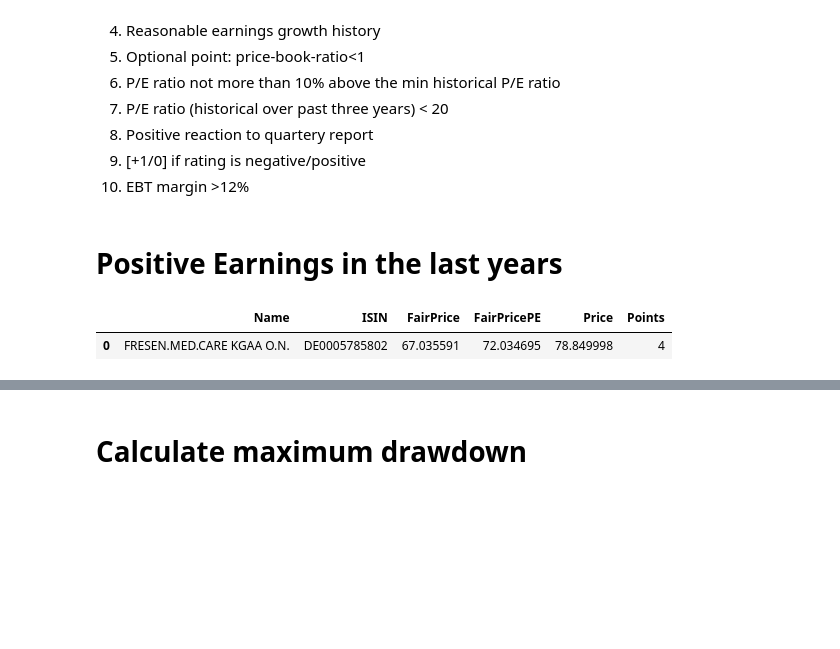
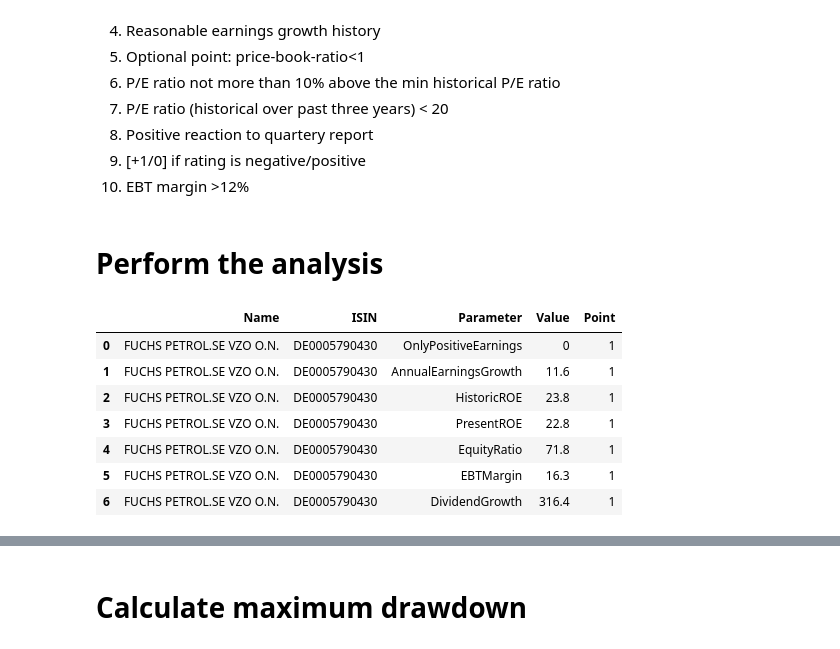
Before and after one commit to phermes/quant, a Jupyter notebook: scratch_algorithm.ipynb, the cells around one changed output, grey strips where cells are left out. Saved outputs shown, nothing was run; the diff lists cells and outputs as text; code cells hidden in the pictures; blank space fills up the shorter version.

```diff
--- a/scratch_algorithm.ipynb
+++ b/scratch_algorithm.ipynb
@@ -94,6 +96,22 @@ class fundamentals:
             return quote
         return quote[['date','close','pe', 'eps']]
 
+    def _get_per_cdf(self):
+        '''Calculate the values of the cumulative distribution function (CDF) of the PER distribution'''
+
+        # check if per_table is none and abort if so. redundant because _get_all_pe should not call this function.
+        if self.per_table is None:
+            self.per_cdf = None
+            return
+
+        # calculate the CDF table
+        _data = self.per_table['pe']
+        per_cdf = []
+        for _q in np.arange(0,1,0.01):
+            per_cdf.append([_data.quantile(_q), _q])
+        per_cdf = pd.DataFrame(per_cdf, columns=['per','quantile'])
+        self.per_cdf = per_cdf
+
     def _get_all_pe(self,detailed=False):
         '''Creates an object with the price to earnings ratio for every day of all years'''
 
@@ -103,6 +121,7 @@ class fundamentals:
         if _quotecur != _keyratiocur:
             self._error_message('Quote and keyratio table not of the same currency')
             self.per_table = None
+            self.per_cdf   = None
             return
 
         # initialize the final dataframe
@@ -116,6 +135,8 @@ class fundamentals:
                 finalquote = finalquote.append(self._get_pe_for_year(year,detailed=detailed),ignore_index=True)
             year+=1
         self.per_table = finalquote
+
+        self._get_per_cdf()
 # %%
 class algo:
     def _initialize_algo(self):
@@ -507,7 +616,7 @@ class stocks(quotes,fundamentals,algo,time,logging,plotting):
         selected moment in time is available. '''
         self._update_tables()
         self._assign_pointintime(day)
-# %% [markdown]
-# Positive Earnings in the last years
+# %% [markdown]
+# Perform the analysis
 # %%
 s = stocks(xetra,verbose=False)
@@ -525,8 +624,14 @@ s.switch_isin('DE0005785802')
 # %%
 s.get_summary(save=False)
 # %%
-s.summary
+s.quant_result
 # %% [output]
-|  | Name | ISIN | FairPrice | FairPricePE | Price | Points |
-| 0 | FRESEN.MED.CARE KGAA O.N. | DE0005785802 | 67.035591 | 72.034695 | 78.849998 | 4 |
+|  | Name | ISIN | Parameter | Value | Point |
+| 0 | FUCHS PETROL.SE VZO O.N. | DE0005790430 | OnlyPositiveEarnings | 0 | 1 |
+| 1 | FUCHS PETROL.SE VZO O.N. | DE0005790430 | AnnualEarningsGrowth | 11.6 | 1 |
+| 2 | FUCHS PETROL.SE VZO O.N. | DE0005790430 | HistoricROE | 23.8 | 1 |
+| 3 | FUCHS PETROL.SE VZO O.N. | DE0005790430 | PresentROE | 22.8 | 1 |
+| 4 | FUCHS PETROL.SE VZO O.N. | DE0005790430 | EquityRatio | 71.8 | 1 |
+| 5 | FUCHS PETROL.SE VZO O.N. | DE0005790430 | EBTMargin | 16.3 | 1 |
+| 6 | FUCHS PETROL.SE VZO O.N. | DE0005790430 | DividendGrowth | 316.4 | 1 |
 # %%
```
Also changed, not shown: parts of 11 cells of this notebook, 10 other files.
